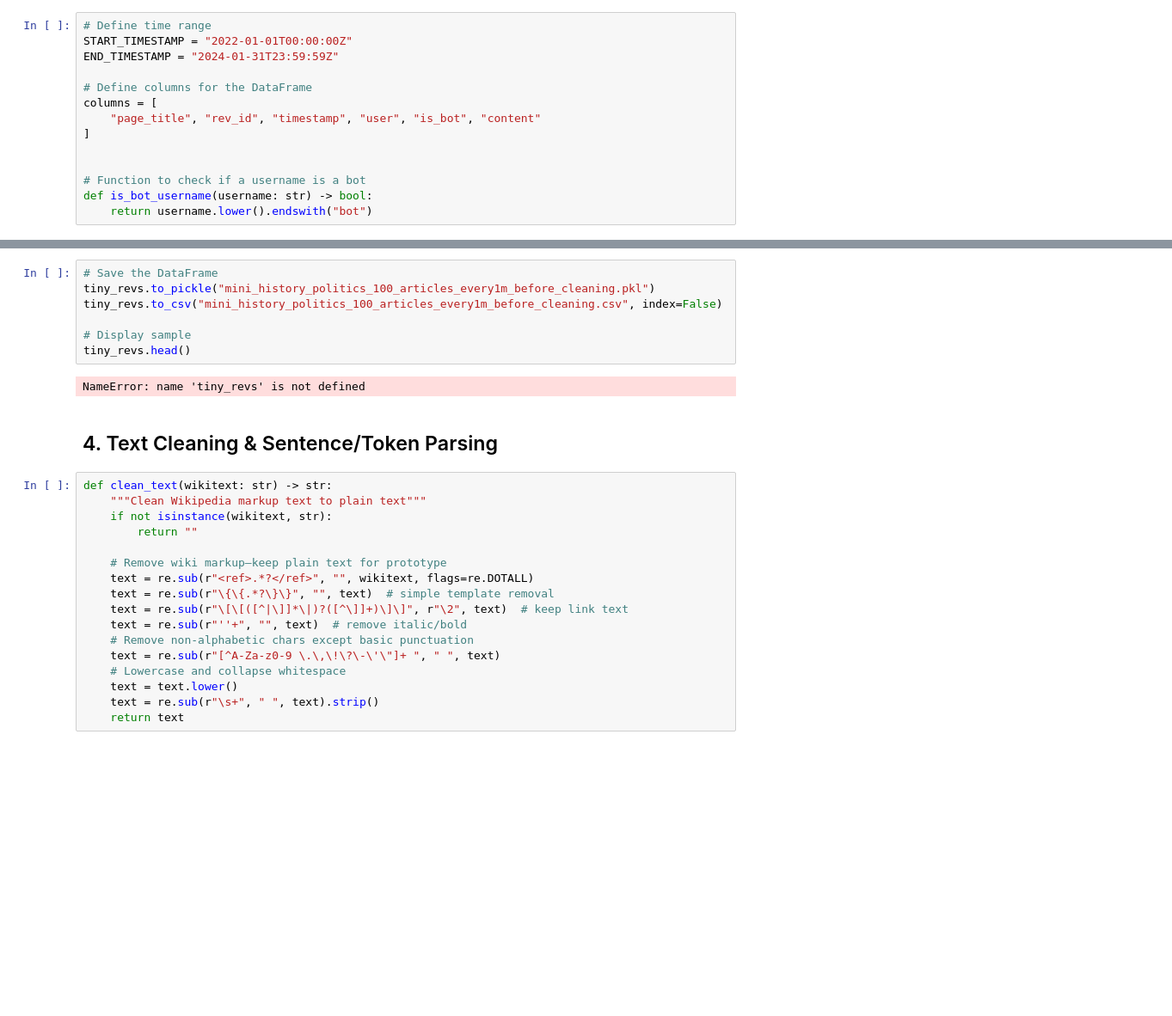
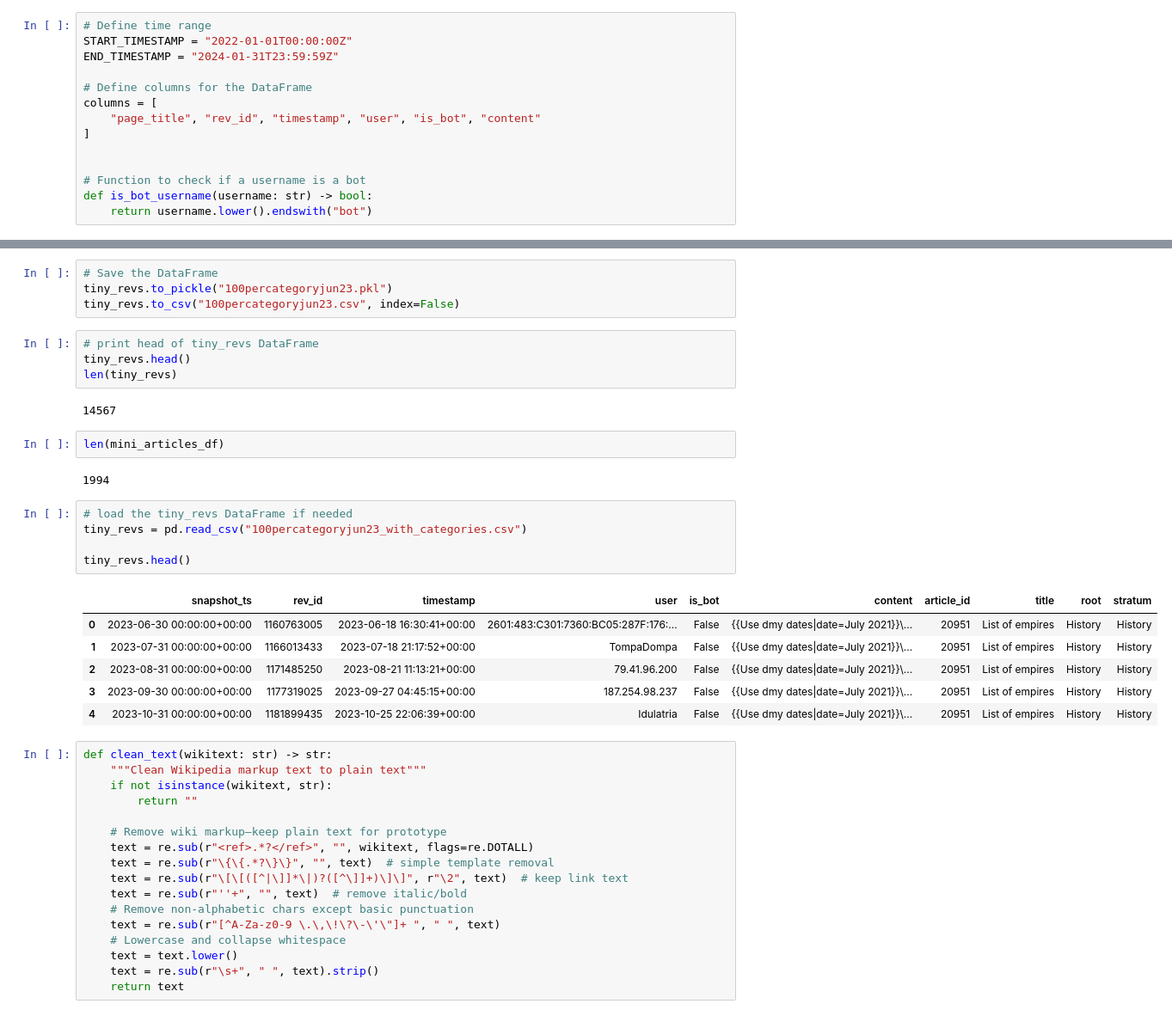
Before and after one commit to LeTartap/WikiMScThesis, a Jupyter notebook: python_code/optimized_pipeline.ipynb, the cells around one changed output, grey strips where cells are left out. Shown at 86% size. Saved outputs shown, nothing was run; the diff lists cells and outputs as text; blank space fills up the shorter version.

```diff
--- a/python_code/optimized_pipeline.ipynb
+++ b/python_code/optimized_pipeline.ipynb
@@ -530,14 +575,29 @@ Combined DataFrame has 850 rows
 # %%
 # Save the DataFrame
-tiny_revs.to_pickle("mini_history_politics_100_articles_every1m_before_cleaning.pkl")
-tiny_revs.to_csv("mini_history_politics_100_articles_every1m_before_cleaning.csv", index=False)
-
-# Display sample
-tiny_revs.head()
+tiny_revs.to_pickle("100percategoryjun23.pkl")
+tiny_revs.to_csv("100percategoryjun23.csv", index=False)
-# %% [output]
-NameError: name 'tiny_revs' is not defined
-# %% [markdown]
-## 4. Text Cleaning & Sentence/Token Parsing
+# %%
+# print head of tiny_revs DataFrame
+tiny_revs.head()
+len(tiny_revs)
+# %% [output]
+14567
+# %%
+len(mini_articles_df)
+# %% [output]
+1994
+# %%
+# load the tiny_revs DataFrame if needed
+tiny_revs = pd.read_csv("100percategoryjun23_with_categories.csv")
+
+tiny_revs.head()
+# %% [output]
+|  | snapshot_ts | rev_id | timestamp | user | is_bot | content | article_id | title | root | stratum |
+| 0 | 2023-06-30 00:00:00+00:00 | 1160763005 | 2023-06-18 16:30:41+00:00 | 2601:483:C301:7360:BC05:287F:176:... | False | {{Use dmy dates|date=July 2021}}\... | 20951 | List of empires | History | History |
+| 1 | 2023-07-31 00:00:00+00:00 | 1166013433 | 2023-07-18 21:17:52+00:00 | TompaDompa | False | {{Use dmy dates|date=July 2021}}\... | 20951 | List of empires | History | History |
+| 2 | 2023-08-31 00:00:00+00:00 | 1171485250 | 2023-08-21 11:13:21+00:00 | 79.41.96.200 | False | {{Use dmy dates|date=July 2021}}\... | 20951 | List of empires | History | History |
+| 3 | 2023-09-30 00:00:00+00:00 | 1177319025 | 2023-09-27 04:45:15+00:00 | 187.254.98.237 | False | {{Use dmy dates|date=July 2021}}\... | 20951 | List of empires | History | History |
+| 4 | 2023-10-31 00:00:00+00:00 | 1181899435 | 2023-10-25 22:06:39+00:00 | Idulatria | False | {{Use dmy dates|date=July 2021}}\... | 20951 | List of empires | History | History |
 # %%
 def clean_text(wikitext: str) -> str:
     """Clean Wikipedia markup text to plain text"""
```
Also changed, not shown: parts of 21 cells of this notebook, 5 other files.
